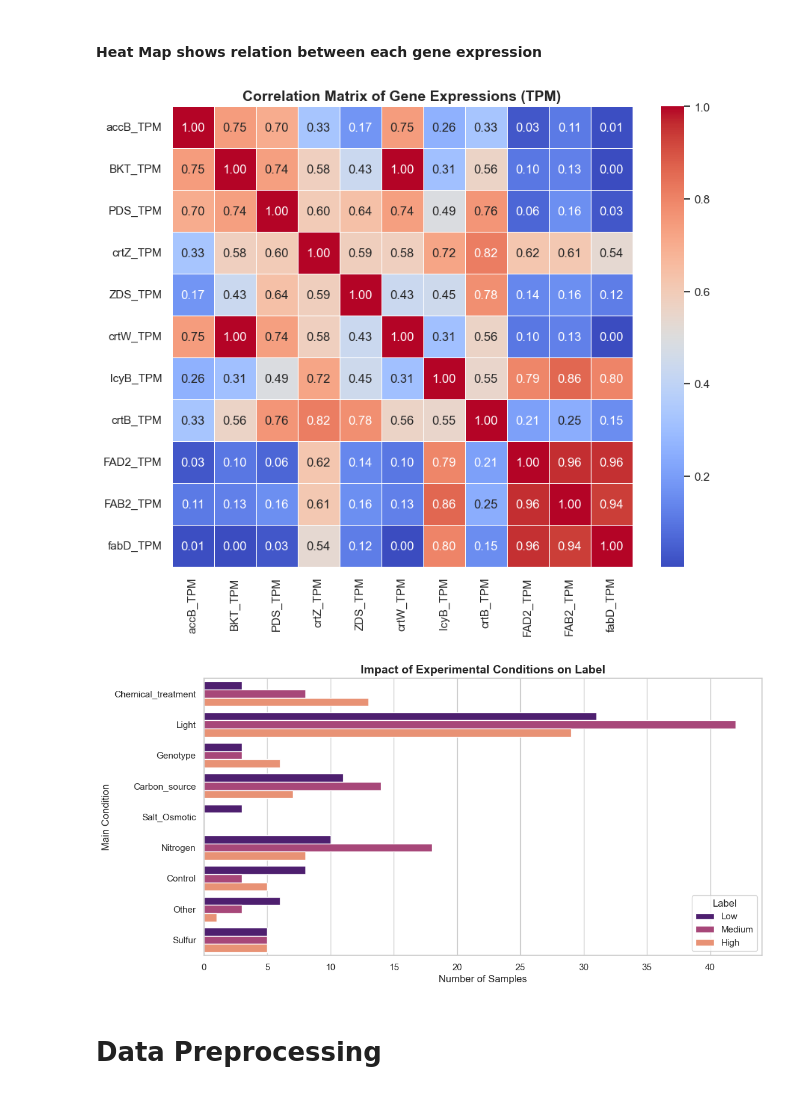
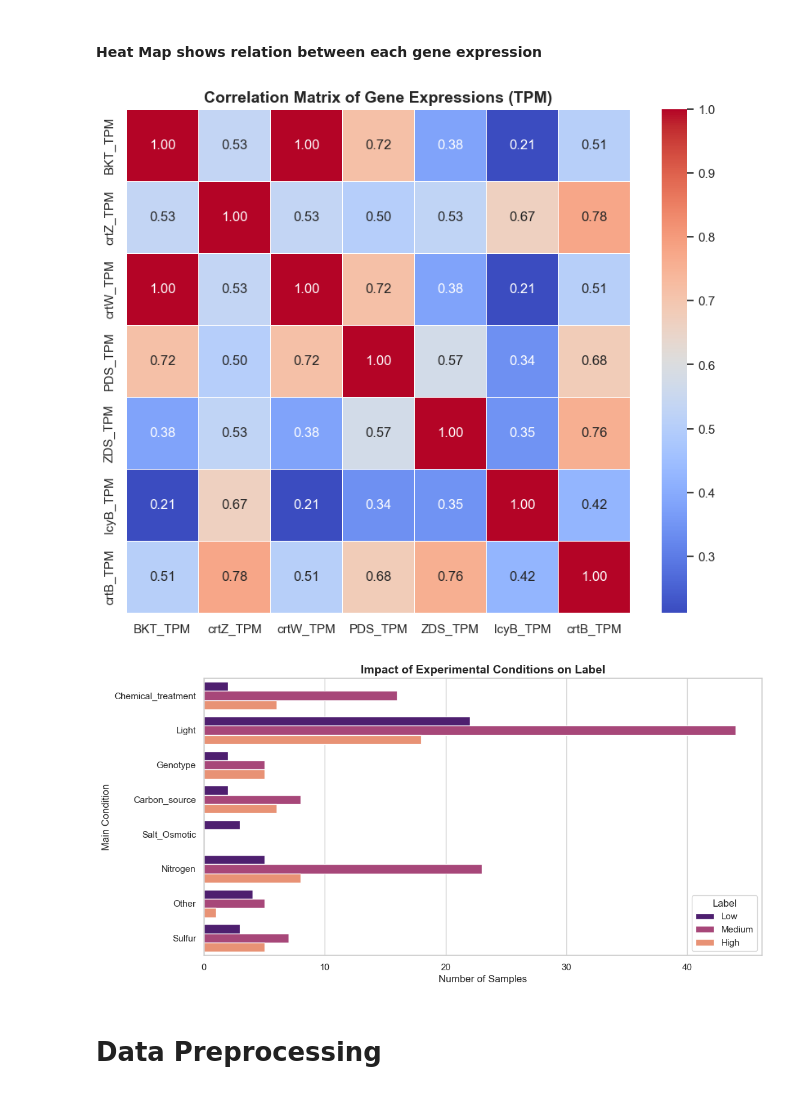
Before and after one commit to NamuNamusaki/Microalgae-senoir-project, a Jupyter notebook: Model_testing.ipynb, the cells around one changed output. Drawn from its saved outputs; the diff is of its cells as text; code cells hidden in the pictures.

```diff
--- a/Model_testing.ipynb
+++ b/Model_testing.ipynb
@@ -21,7 +21,7 @@ from sklearn.model_selection import GridSearchCV, RandomizedSearchCV
 import warnings
 warnings.filterwarnings('ignore')
 # %%
-data = pd.read_csv('data_ver_3.csv',encoding='utf-8')
+data = pd.read_csv('data_ver_5.csv',encoding='utf-8')
 # %%
 #Transform the data into a dataframe
 df = pd.DataFrame(data)
@@ -157,5 +156,3 @@ df.head()
-# %%
-df.drop(['Carotenoid_Pathway_score', 'Fatty_Acid_Pathway_score', 'CombinedScore'], axis=1, inplace=True)
 # %%
 df.info()
 # %% [output]
@@ -276,17 +274,17 @@ sns.heatmap(corr_matrix, annot=True, fmt=".2f", cmap='coolwarm', square=True, li
 plt.title('Correlation Matrix of Gene Expressions (TPM)', fontsize=14, fontweight='bold')
 plt.show()
 # %% [output]
-[figure, old version]
+[figure, new version]
 # %%
 plt.figure(figsize=(12, 6))
-sns.countplot(data=df, y='Condition_main', hue='Label', hue_order=['Low', 'Medium', 'High'], palette='magma')
+sns.countplot(data=df, y='Condition', hue='Label', hue_order=['Low', 'Medium', 'High'], palette='magma')
 plt.title('Impact of Experimental Conditions on Label', fontsize=14, fontweight='bold')
 plt.xlabel('Number of Samples')
 plt.ylabel('Main Condition')
 plt.legend(title='Label', loc='lower right')
 plt.show()
 # %% [output]
-[figure, old version]
+[figure, new version]
 # %% [markdown]
 # Data Preprocessing
 # %% [markdown]
```
Also changed, not shown: parts of 71 cells of this notebook.
